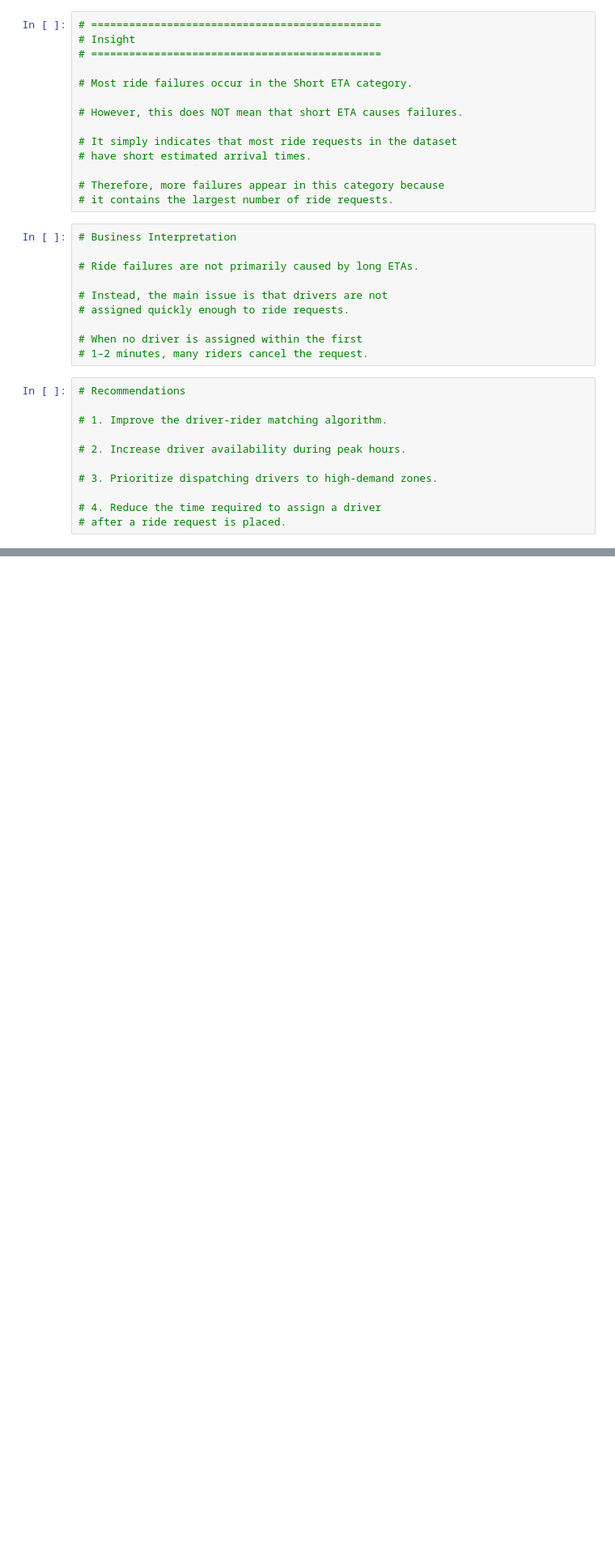
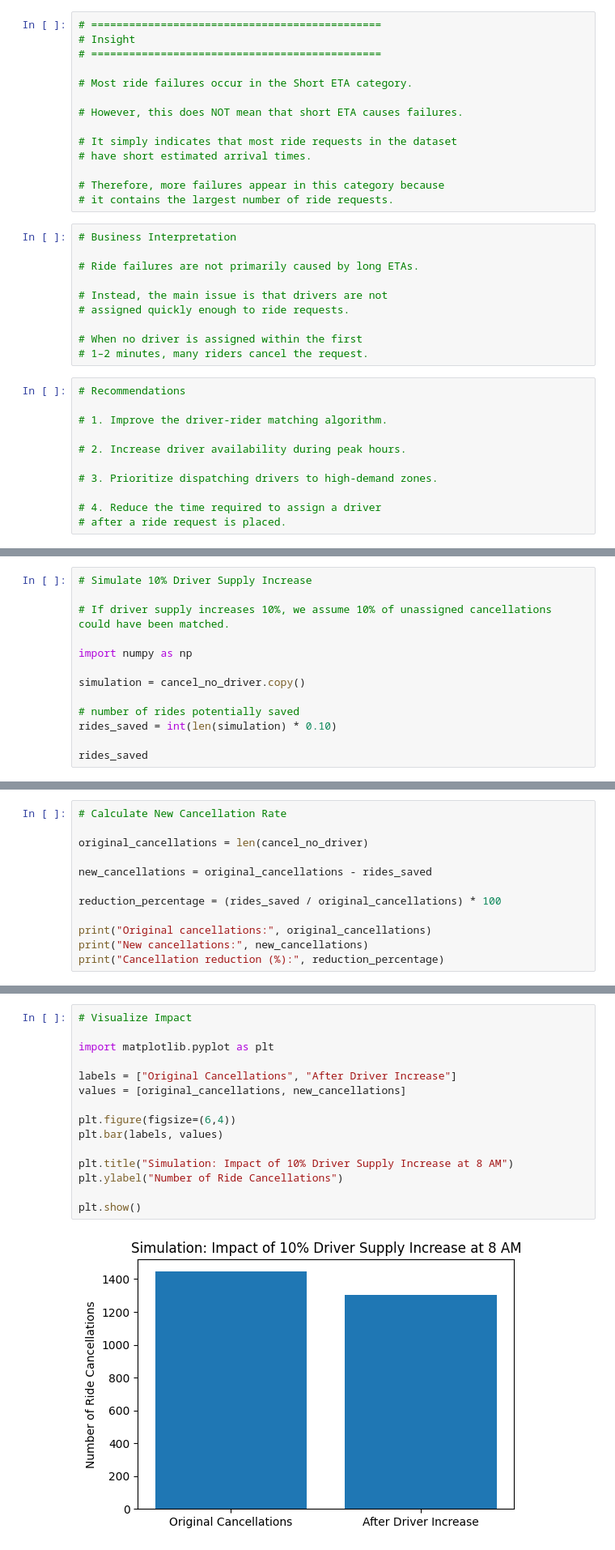
Before and after one commit to sayonyyy/gett-ride-failure-analysis, a Jupyter notebook: insights_from_failed_orders.ipynb, the cells around one changed output, grey strips where cells are left out. Shown at 81% size. Drawn from its saved outputs; the diff is of its cells as text; blank space fills up the shorter version.

```diff
--- a/insights_from_failed_orders.ipynb
+++ b/insights_from_failed_orders.ipynb
@@ -1023,0 +1049,13 @@ plt.show()
+# %%
+# Simulate 10% Driver Supply Increase
+
+# If driver supply increases 10%, we assume 10% of unassigned cancellations could have been matched.
+
+import numpy as np
+
+simulation = cancel_no_driver.copy()
+
+# number of rides potentially saved
+rides_saved = int(len(simulation) * 0.10)
+
+rides_saved
@@ -1023,0 +1064,12 @@ plt.show()
+# %%
+# Calculate New Cancellation Rate
+
+original_cancellations = len(cancel_no_driver)
+
+new_cancellations = original_cancellations - rides_saved
+
+reduction_percentage = (rides_saved / original_cancellations) * 100
+
+print("Original cancellations:", original_cancellations)
+print("New cancellations:", new_cancellations)
+print("Cancellation reduction (%):", reduction_percentage)
@@ -1023,0 +1080,17 @@ plt.show()
+# %%
+# Visualize Impact
+
+import matplotlib.pyplot as plt
+
+labels = ["Original Cancellations", "After Driver Increase"]
+values = [original_cancellations, new_cancellations]
+
+plt.figure(figsize=(6,4))
+plt.bar(labels, values)
+
+plt.title("Simulation: Impact of 10% Driver Supply Increase at 8 AM")
+plt.ylabel("Number of Ride Cancellations")
+
+plt.show()
+# %% [output]
+[figure, added]
```
Also changed, not shown: parts of 8 cells of this notebook, 3 other files.
